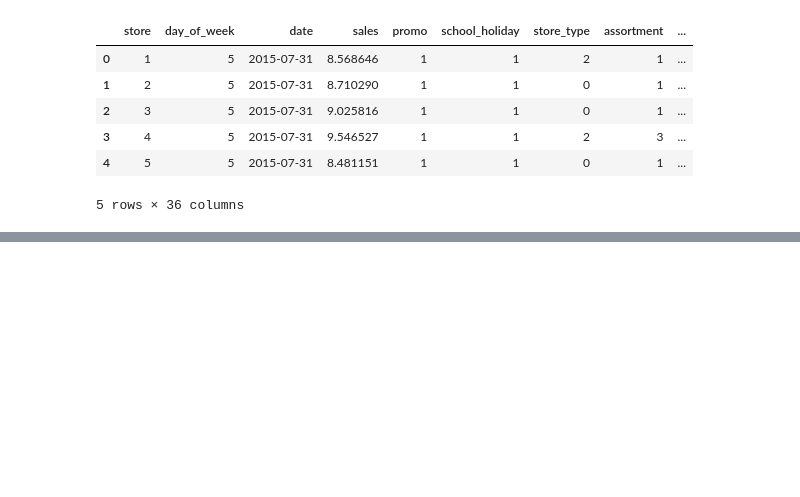
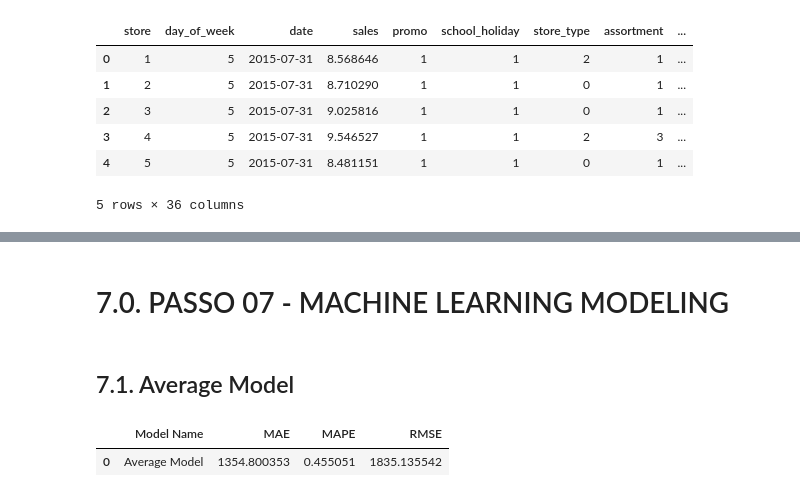
Before and after one commit to Joaovhernandes/ds_em_producao, a Jupyter notebook: m04_v01_store_sales_prediction.ipynb, the cells around one changed output, grey strips where cells are left out. Cells and saved outputs as stored; diff of their text form; code cells hidden in the pictures; blank space fills up the shorter version.

```diff
--- a/m04_v01_store_sales_prediction.ipynb
+++ b/m04_v01_store_sales_prediction.ipynb
@@ -1088,0 +988,14 @@ cols_selected_boruta
+# %%
+# Dados de treino
+X_train = df6[df6['date'] < '2015-06-19']
+y_train = X_train['sales']
+
+# Dados de teste
+X_test = df6[df6['date'] >= '2015-06-19']
+y_test = X_test['sales']
+
+print('Training min date: {}'.format(X_train['date'].min()))
+print('Training max date: {}'.format(X_train['date'].max()))
+
+print('Training min date: {}'.format(X_test['date'].min()))
+print('Training max date: {}'.format(X_test['date'].max()))
@@ -1088,0 +1091,32 @@ cols_selected_boruta
+# %% [markdown]
+# 7.0. PASSO 07 - MACHINE LEARNING MODELING
+# %% [markdown]
+## 7.1. Average Model
+# %%
+x_train = X_train[cols_selected_boruta]
+x_test = X_test[cols_selected_boruta]
+# %%
+def ml_error(model_name, y, yhat):
+    mae = mean_absolute_error(y, yhat)
+    mape = mean_absolute_percentage_error(y, yhat)
+    rmse = np.sqrt(mean_squared_error(y, yhat))
+
+    return pd.DataFrame({'Model Name': model_name,
+                         'MAE': mae,
+                         'MAPE': mape,
+                         'RMSE': rmse}, index=[0])
+# %%
+aux1 = x_test.copy()
+aux1['sales'] = y_test.copy()
+
+# prediction
+aux2 = aux1[['sales', 'store']].groupby('store').mean().reset_index().rename(columns={'sales': 'predictions'})
+aux1 = pd.merge(aux1, aux2, how='left', on='store')
+yhat_baseline = aux1['predictions']
+
+# performance
+baseline_result = ml_error('Average Model', np.expm1(y_test), np.expm1(yhat_baseline))
+baseline_result
+# %% [output]
+|  | Model Name | MAE | MAPE | RMSE |
+| 0 | Average Model | 1354.800353 | 0.455051 | 1835.135542 |
```
Also changed, not shown: parts of 40 cells of this notebook.
